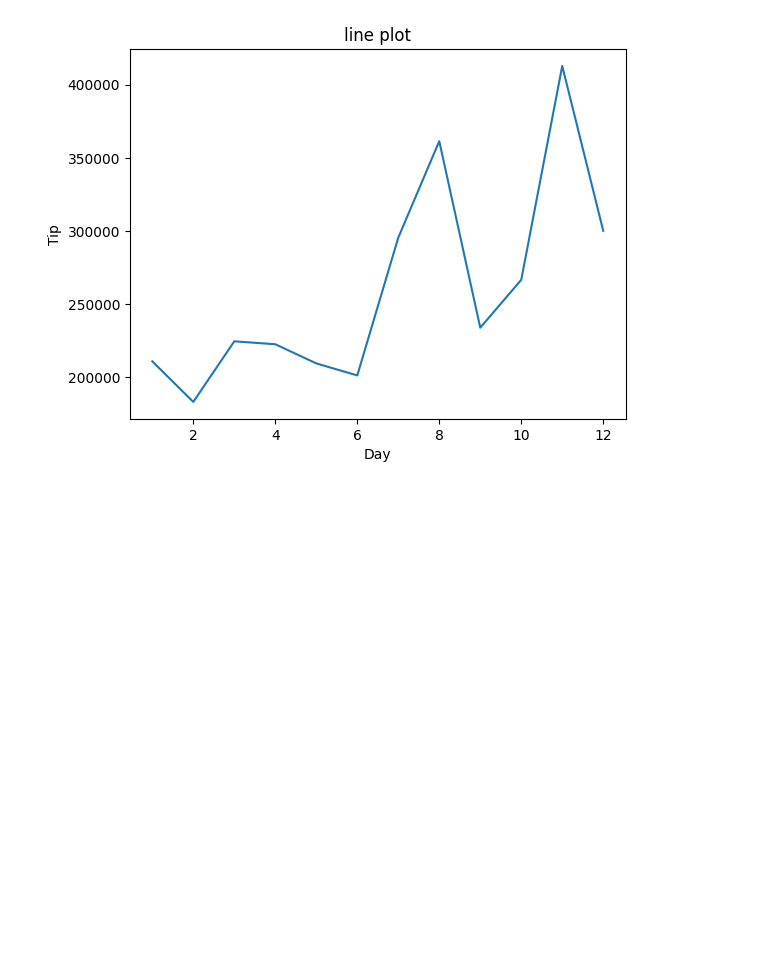
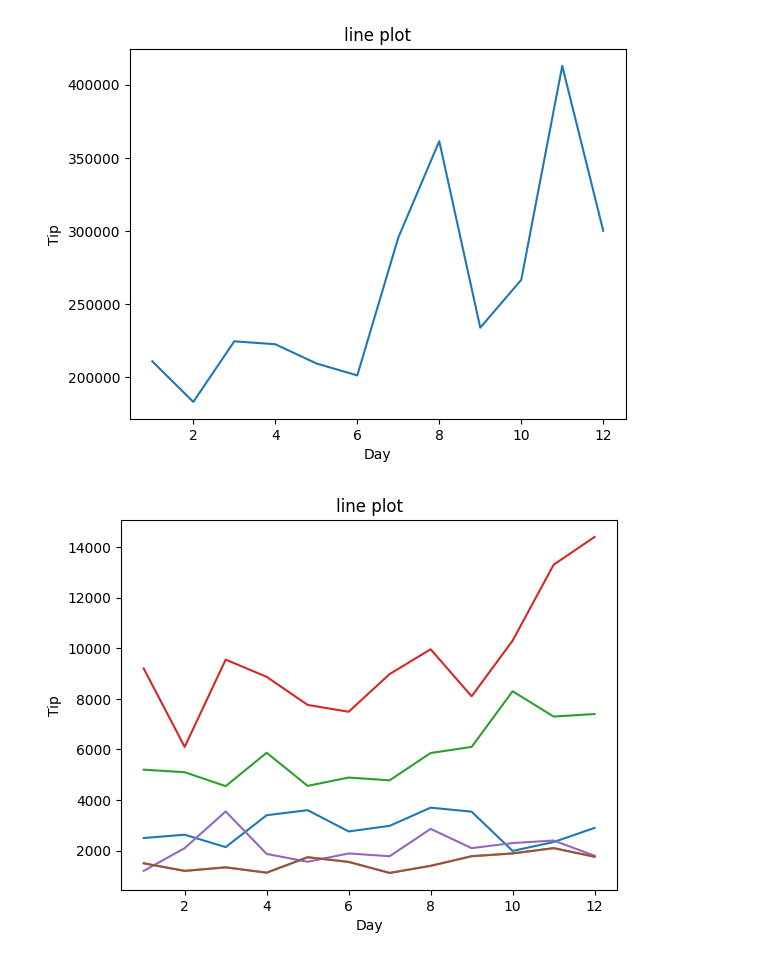
Before and after one commit to shilvi53/BigDataAnalysis, a Jupyter notebook: assignment4_26feb_202301058.ipynb, the cells around one changed output. Saved outputs shown, nothing was run; the diff lists cells and outputs as text; code cells hidden in the pictures; blank space fills up the shorter version.

```diff
--- a/assignment4_26feb_202301058.ipynb
+++ b/assignment4_26feb_202301058.ipynb
@@ -14,3 +14,23 @@ plt.ylabel('Tip')
 plt.show()
 # %% [output]
 [figure]
+# %%
+import pandas as pd
+import matplotlib.pyplot as plt
+data = pd.read_csv("company_sales_data.csv")
+
+plt.plot(data['month_number'], data['facecream'])
+plt.plot(data['month_number'], data['facewash'])
+plt.plot(data['month_number'], data['toothpaste'])
+plt.plot(data['month_number'], data['bathingsoap'])
+plt.plot(data['month_number'], data['shampoo'])
+plt.plot(data['month_number'], data['moisturizer'])
+# plt.plot()
+
+plt.title("line plot")
+
+plt.xlabel('Day')
+plt.ylabel('Tip')
+plt.show()
+# %% [output]
+[figure, added]
```
Also changed, not shown: parts of 1 cell of this notebook.
